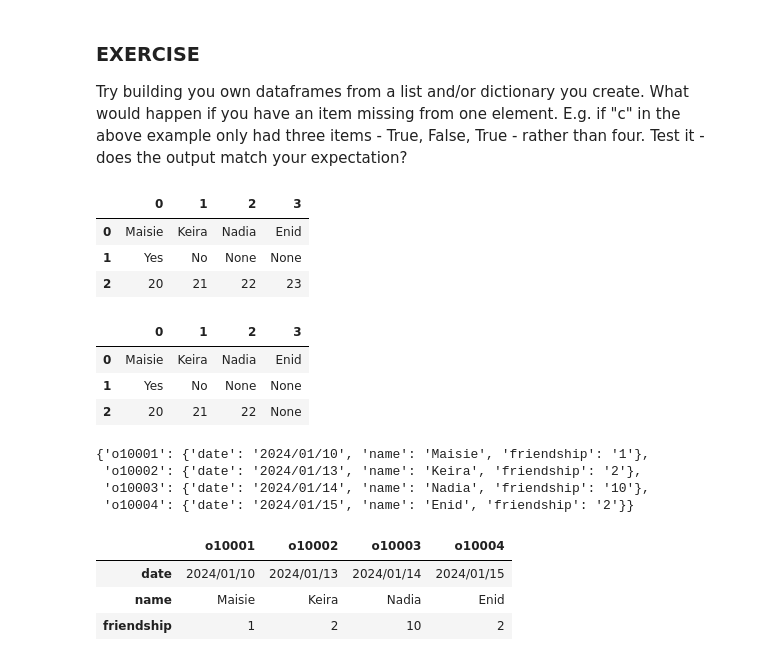
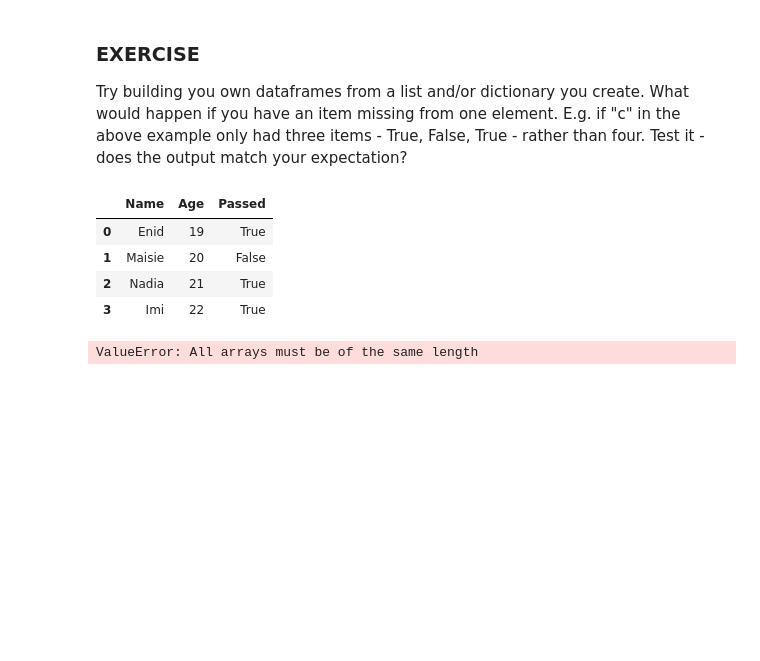
Before and after one commit to minnamelia/minnamelia-DataScience-GenAI-Submissions, a Jupyter notebook: Assignment_1/2_01_data_and_feature_engineering_in_pandas_COMPLETED.ipynb, the cells around one changed output. Drawn from its saved outputs; the diff is of its cells as text; code cells hidden in the pictures; blank space fills up the shorter version.

```diff
--- a/Assignment_1/2_01_data_and_feature_engineering_in_pandas_COMPLETED.ipynb
+++ b/Assignment_1/2_01_data_and_feature_engineering_in_pandas_COMPLETED.ipynb
@@ -122,50 +122,33 @@ listdf
 # %% [markdown]
 ### EXERCISE
 Try building you own dataframes from a list and/or dictionary you create. What would happen if you have an item missing from one element. E.g. if "c" in the above example only had three items - True, False, True - rather than four. Test it - does the output match your expectation?
-# %%
-a = {"Nadia", "Enid", "Keira", "Maisie"}
-b = {"Yes", "No", "Yes", "No"}
-c = {20, 21, 22, 23}
-
-listdf = pd.DataFrame([a, b, c])
-listdf
-# %% [output]
-|  | 0 | 1 | 2 | 3 |
-| 0 | Maisie | Keira | Nadia | Enid |
-| 1 | Yes | No | None | None |
-| 2 | 20 | 21 | 22 | 23 |
-# %%
-a = {"Nadia", "Enid", "Keira", "Maisie"}
-b = {"Yes", "No", "Yes", "No"}
-c = {20, 21, 22}
-
-listdf = pd.DataFrame([a, b, c])
-listdf
-# %% [output]
-|  | 0 | 1 | 2 | 3 |
-| 0 | Maisie | Keira | Nadia | Enid |
-| 1 | Yes | No | None | None |
-| 2 | 20 | 21 | 22 | None |
-# %%
-friends = {'o10001':{'date':'2024/01/10', 'name':'Maisie', 'friendship':'1'},
-            'o10002':{'date':'2024/01/13', 'name':'Keira', 'friendship':'2'},
-            'o10003':{'date':'2024/01/14', 'name':'Nadia', 'friendship':'10'},
-            'o10004':{'date':'2024/01/15', 'name':'Enid', 'friendship':'2'}
-}
-friends
-# %% [output]
-{'o10001': {'date': '2024/01/10', 'name': 'Maisie', 'friendship': '1'},
- 'o10002': {'date': '2024/01/13', 'name': 'Keira', 'friendship': '2'},
- 'o10003': {'date': '2024/01/14', 'name': 'Nadia', 'friendship': '10'},
- 'o10004': {'date': '2024/01/15', 'name': 'Enid', 'friendship': '2'}}
-# %%
-import pandas as pd
-import numpy as np
-
-friends_df = pd.DataFrame(friends)
-friends_df
-# %% [output]
-|  | o10001 | o10002 | o10003 | o10004 |
-| date | 2024/01/10 | 2024/01/13 | 2024/01/14 | 2024/01/15 |
-| name | Maisie | Keira | Nadia | Enid |
-| friendship | 1 | 2 | 10 | 2 |
+# %%
+import pandas as pd
+
+data = {
+    'Name': ['Enid', 'Maisie', 'Nadia', 'Imi'],
+    'Age': [19, 20, 21, 22],
+    'Passed': [True, False, True, True]
+}
+
+df = pd.DataFrame(data)
+
+df
+# %% [output]
+|  | Name | Age | Passed |
+| 0 | Enid | 19 | True |
+| 1 | Maisie | 20 | False |
+| 2 | Nadia | 21 | True |
+| 3 | Imi | 22 | True |
+# %%
+data = {
+    'Name': ['Enid', 'Maisie', 'Nadia', 'Imi'],
+    'Age': [19, 20, 21, 22],
+    'Passed': [True, False, True]
+}
+
+df = pd.DataFrame(data)
+
+df
+# %% [output]
+ValueError: All arrays must be of the same length
```
Also changed, not shown: parts of 3 cells of this notebook.
